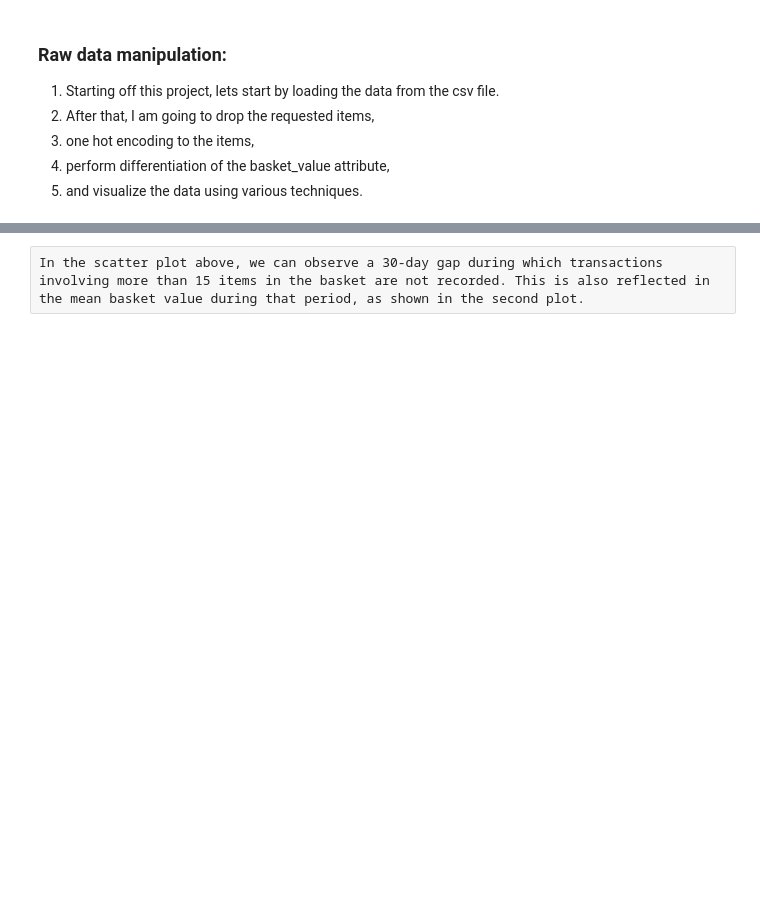
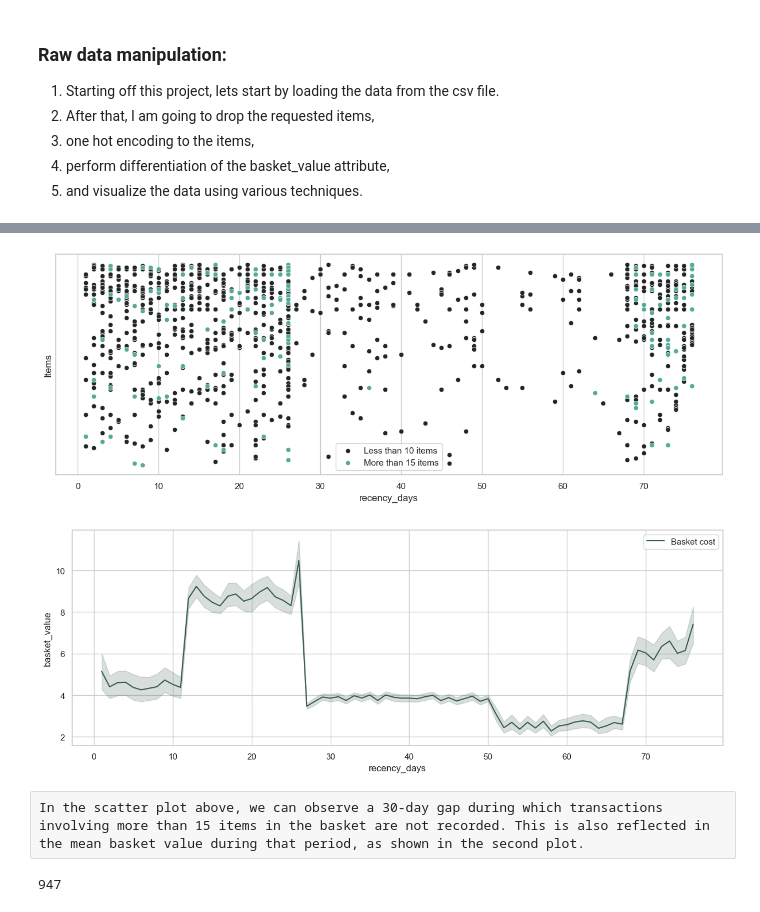
Before and after one commit to kchondror/Data-Mining-for-Retail-Stores, a Jupyter notebook: Data Mining for Retail Stores.ipynb, the cells around one changed output, grey strips where cells are left out. Saved outputs shown, nothing was run; the diff lists cells and outputs as text; code cells hidden in the pictures; blank space fills up the shorter version.

```diff
--- a/Data Mining for Retail Stores.ipynb
+++ b/Data Mining for Retail Stores.ipynb
@@ -20,6 +28,6 @@ sns.set_theme(style="whitegrid", palette="dark:#5A9_r")
  4. perform differentiation of the basket_value attribute,
  5. and visualize the data using various techniques.
 # %%
-transactions = pd.read_csv("GroceriesInitial.csv")
-print(f"Total rows: {len(transactions)}")
-transactions.head()
+transactions_init = pd.read_csv("GroceriesInitial.csv")
+print(f"Total rows: {len(transactions_init)}")
+transactions_init.head()
@@ -39,12 +42,30 @@ plt.show()
-# %% [raw]
-In the scatter plot above, we can observe a 30-day gap during which transactions involving more than 15 items in the basket are not recorded. This is also reflected in the mean basket value during that period, as shown in the second plot.
+# %%
+fig, axes = plt.subplots(figsize=(15,5))
+
+sns.scatterplot(ax = axes, data = transactions_init, x = "recency_days", y = "Item_10", color="#232626")
+sns.scatterplot(ax = axes, data = transactions_init, x = "recency_days", y = "Item_16", color="#55aa99")
+plt.legend(["Less than 10 items","More than 15 items"])
+plt.yticks([])
+plt.ylabel("Items")
+
+fig = plt.figure(figsize=(15,5))
+sns.lineplot(data = transactions_init, x = "recency_days", y = "basket_value", color = "#375b54")
+plt.legend(["Basket cost"])
+plt.show()
+# %% [output]
+[figure, added]
+[figure, added]
+# %% [raw]
+In the scatter plot above, we can observe a 30-day gap during which transactions involving more than 15 items in the basket are not recorded. This is also reflected in the mean basket value during that period, as shown in the second plot.
 # %%
 def isNaN(num):
     return num == num
 
-for index,i in enumerate(transactions["Item_32"]):
+for index,i in enumerate(transactions_init["Item_32"]):
     if isNaN(i):
         print(index)
+# %% [output]
+947
 # %%
 PRODUCTS = ["citrus fruit", "tropical fruit", "whole milk", "other vegetables", "rolls/buns", "chocolate",
             "bottled water", "yogurt", "sausage", "root vegetables", "pastry", "soda", "cream"]
```
Also changed, not shown: parts of 71 cells of this notebook.
